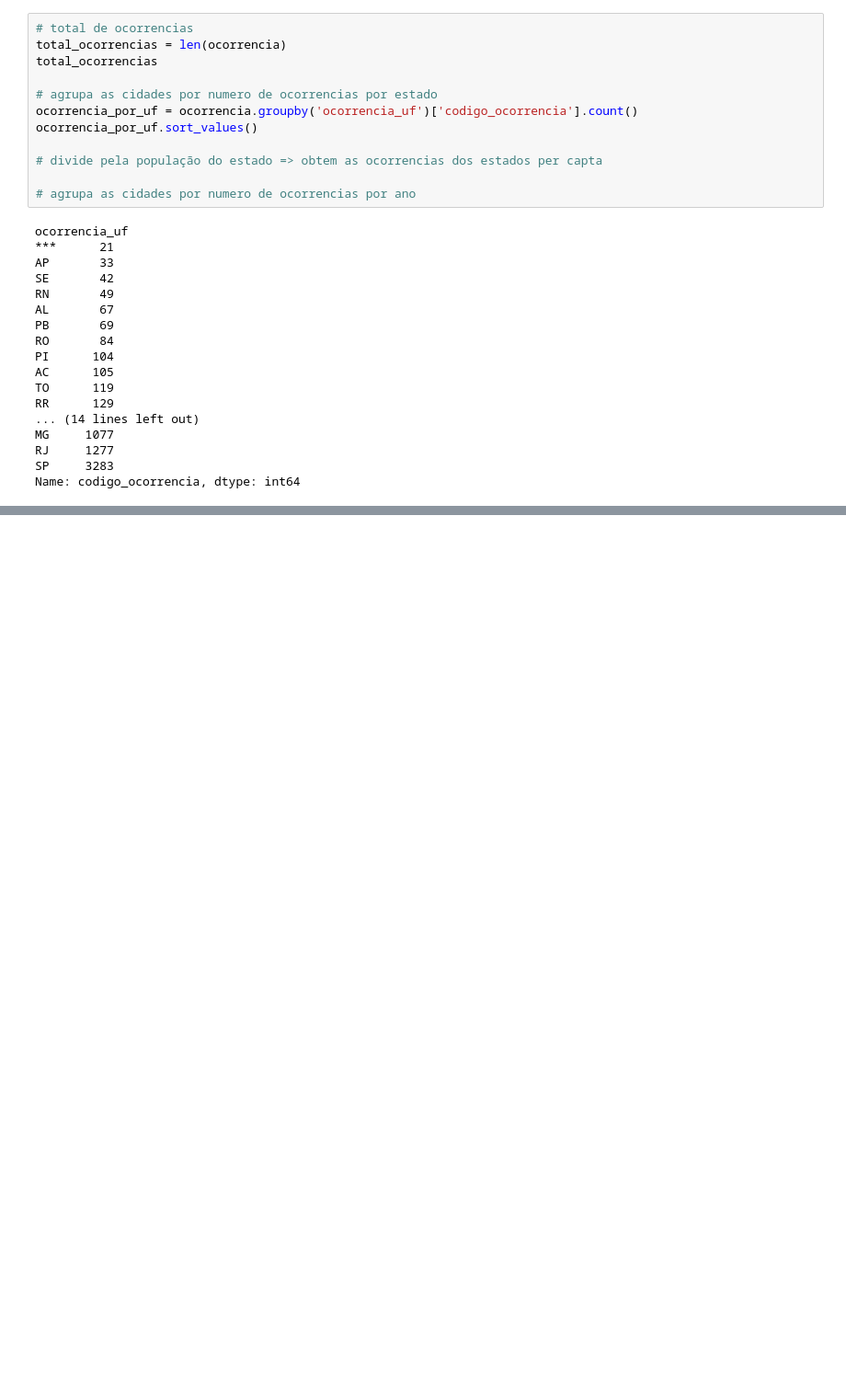
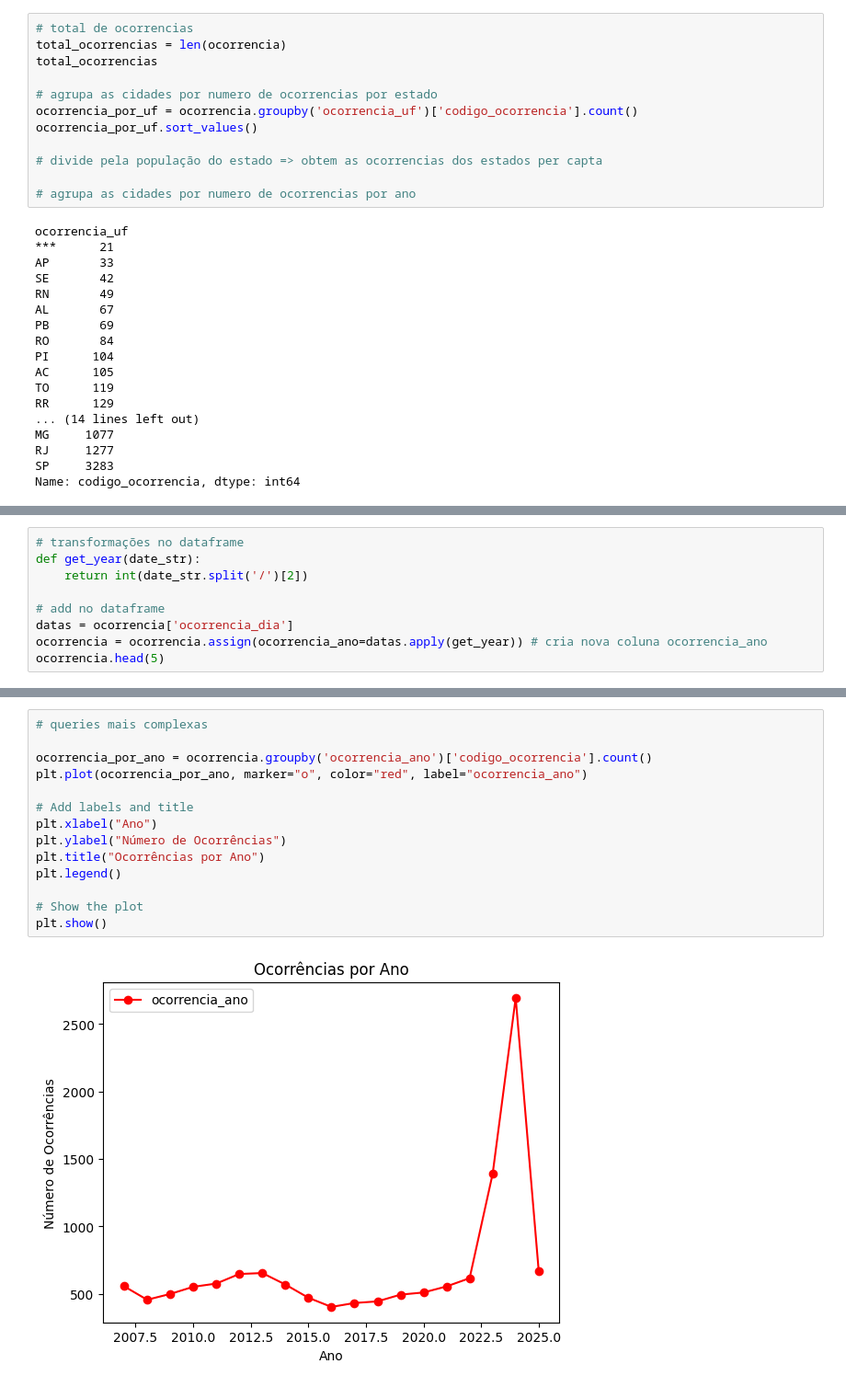
Before and after one commit to RaphaelLeivas/dcc-212, a Jupyter notebook: studies/pandas_study.ipynb, the cells around one changed output, grey strips where cells are left out. Shown: that part at 92% size. Drawn from its saved outputs; the diff is of its cells as text; blank space fills up the shorter version.

```diff
--- a/studies/pandas_study.ipynb
+++ b/studies/pandas_study.ipynb
@@ -74,0 +85,9 @@ Name: codigo_ocorrencia, dtype: int64
+# %%
+# transformações no dataframe
+def get_year(date_str):
+    return int(date_str.split('/')[2])
+
+# add no dataframe
+datas = ocorrencia['ocorrencia_dia']
+ocorrencia = ocorrencia.assign(ocorrencia_ano=datas.apply(get_year)) # cria nova coluna ocorrencia_ano
+ocorrencia.head(5)
@@ -74,0 +102,16 @@ Name: codigo_ocorrencia, dtype: int64
+# %%
+# queries mais complexas
+
+ocorrencia_por_ano = ocorrencia.groupby('ocorrencia_ano')['codigo_ocorrencia'].count()
+plt.plot(ocorrencia_por_ano, marker="o", color="red", label="ocorrencia_ano")
+
+# Add labels and title
+plt.xlabel("Ano")
+plt.ylabel("Número de Ocorrências")
+plt.title("Ocorrências por Ano")
+plt.legend()
+
+# Show the plot
+plt.show()
+# %% [output]
+[figure, added]
```
Also changed, not shown: parts of 3 cells of this notebook, 1 other file.
